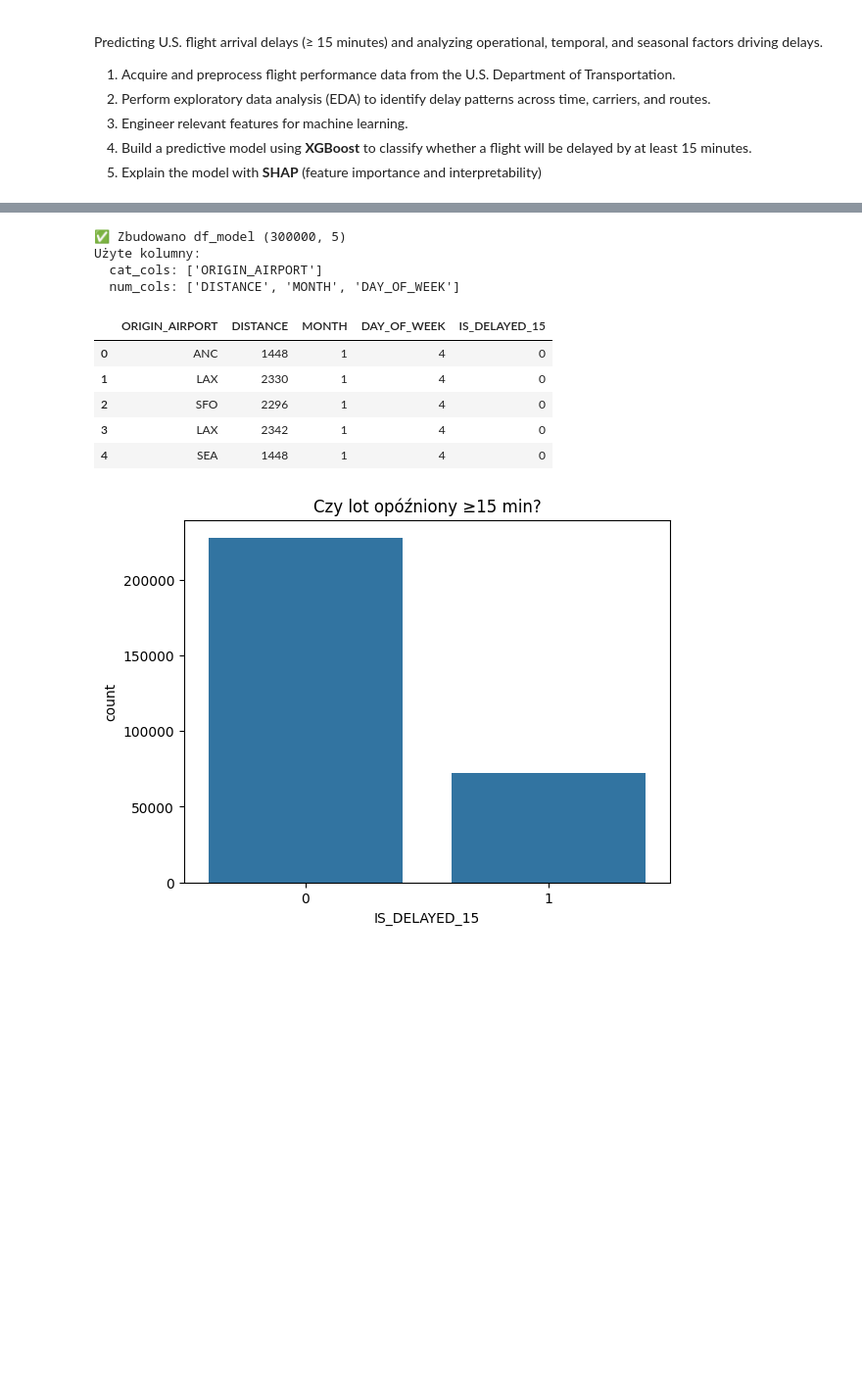
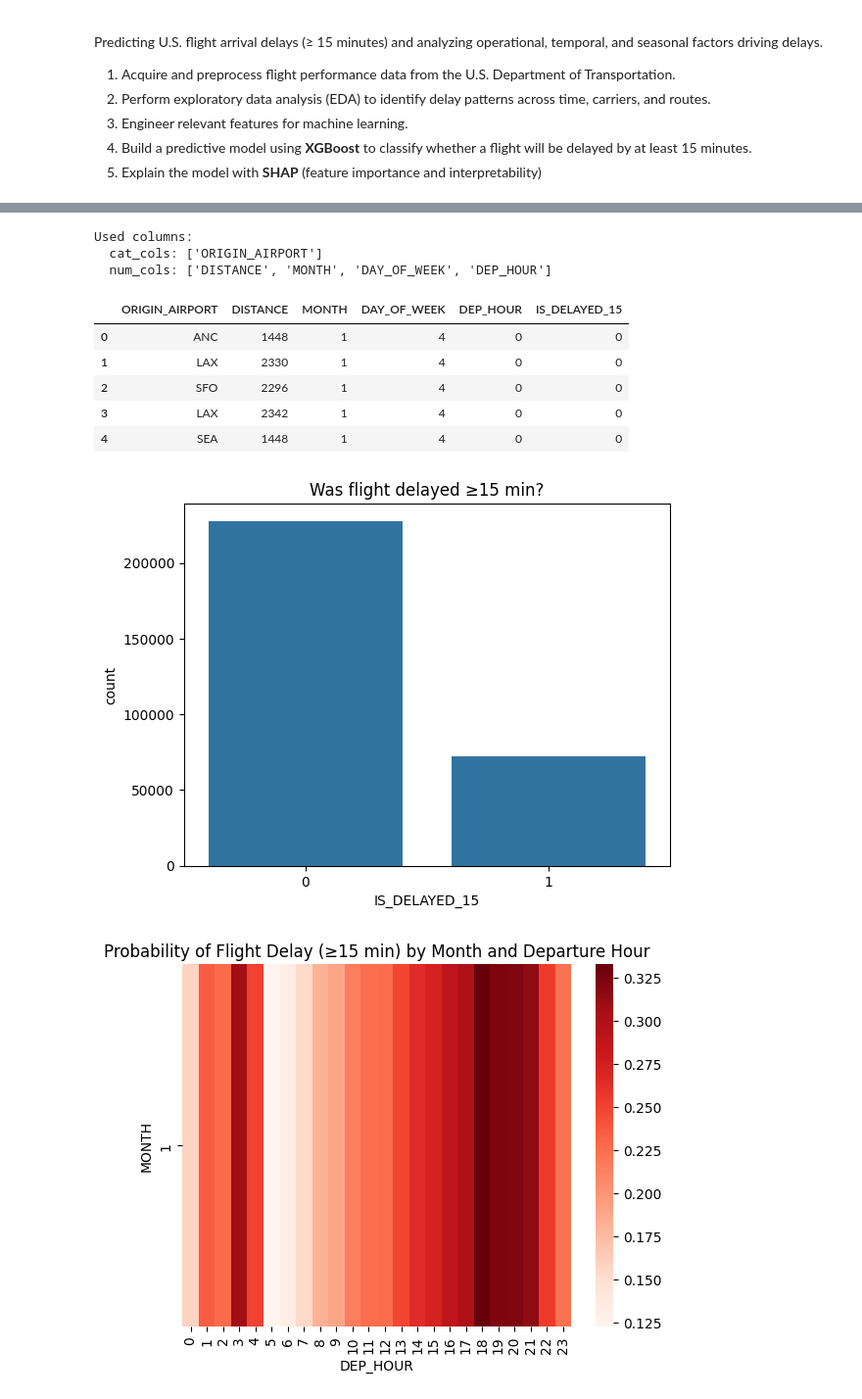
Before and after one commit to adamlac23/flight-delays-ml, a Jupyter notebook: src/flight_delays.ipynb, the cells around one changed output, grey strips where cells are left out. Shown at 98% size. Drawn from its saved outputs; the diff is of its cells as text; code cells hidden in the pictures; blank space fills up the shorter version.

```diff
--- a/src/flight_delays.ipynb
+++ b/src/flight_delays.ipynb
@@ -25,12 +25,19 @@ from sklearn.metrics import classification_report, roc_auc_score, confusion_matr
 from xgboost import XGBClassifier
 import joblib
 
+current_path = Path().resolve()
+if current_path.name == "src":
+    os.chdir(current_path.parent)
+
 warnings.filterwarnings("ignore")
 
-ROOT = Path("..").resolve()
+ROOT = Path(".").resolve()
 DATA_RAW = ROOT / "data" / "raw"
 DATA_PROC = ROOT / "data" / "processed"
 FIG_DIR = ROOT / "reports" / "figures"
 
 for p in [DATA_RAW, DATA_PROC, FIG_DIR]:
     p.mkdir(parents=True, exist_ok=True)
+
+print("ROOT:", ROOT)
+print("DATA_RAW:", DATA_RAW)
@@ -75,17 +83,14 @@ Wczytuję: flights.csv
 | 4 | 2015 | 1 | 1 | 4 | AS | 135 | N527AS | SEA | ... |
 5 rows × 31 columns
 # %%
-import numpy as np
-import pandas as pd
-
 def pick_col(df, candidates):
-    """Zwraca pierwszą istniejącą kolumnę z listy albo None."""
+    """Return first column from candidates that exists in df, or None."""
     for c in candidates:
         if c in df.columns:
             return c
     return None
 
-# 1) TARGET (opóźnienie przylotu >=15 min)
+# target column - delay >= 15 mins
 arr15_col = pick_col(df, ["ARR_DEL15", "ARRIVAL_DELAY_15", "ARR_DELAY_GE15"])
 arr_delay_col = pick_col(df, ["ARR_DELAY","ARR_DELAY_NEW","ARRIVAL_DELAY","ARR_DELAY_MINUTES","ARR_DELAY_NUM"])
 
@@ -94,77 +99,73 @@ if arr15_col:
 elif arr_delay_col:
     df["IS_DELAYED_15"] = (pd.to_numeric(df[arr_delay_col], errors="coerce") >= 15).astype(int)
 else:
-    raise ValueError("Nie znajduję kolumny z opóźnieniem przylotu (ani ARR_DEL15, ani ARR_DELAY*). Sprawdź df.columns.")
+    raise ValueError("No delay column found")
 
-# 2) DATA + składowe czasu
 date_col = pick_col(df, ["FL_DATE","FlightDate","DATE"])
 if date_col:
     df[date_col] = pd.to_datetime(df[date_col], errors="coerce")
     df["MONTH"] = df[date_col].dt.month
     df["DAY_OF_WEEK"] = df[date_col].dt.dayofweek
 
-# 3) Godzina odlotu (różne formaty: 1345, "13:45", itp.)
-dep_time_col = pick_col(df, ["CRS_DEP_TIME","CRS_DEP_TM","CRS_DEP_LOCAL_TM","DEP_TIME","DepTime","DepTimeBlk"])
+dep_time_col = pick_col(df, ["CRS_DEP_TIME","CRS_DEP_TM","CRS_DEP_LOCAL_TM","DEP_TIME","DepTime","DepTimeBlk", "SCHEDULED_DEPARTURE"])
 def to_hour(x):
     if pd.isna(x): return np.nan
     try:
         s = str(x)
-        if ":" in s:              # np. "13:45"
+        if ":" in s:
             return int(s.split(":")[0])
-        return int(float(s)) // 100  # 1345 -> 13
+        return int(float(s)) // 100
     except:
         return np.nan
 if dep_time_col:
     df["DEP_HOUR"] = pd.to_numeric(df[dep_time_col], errors="coerce").apply(to_hour) if df[dep_time_col].dtype!=object else df[dep_time_col].apply(to_hour)
 
-# 4) Kategoriczne: linia/lotniska (weź to, co jest)
 carrier_col = pick_col(df, ["OP_UNIQUE_CARRIER","OP_CARRIER","UNIQUE_CARRIER","CARRIER","Marketing_Airline_Network"])
-origin_col  = pick_col(df, ["ORIGIN","ORIGIN_AIRPORT","ORIGIN_CITY_MARKET_ID","Origin"])
-dest_col    = pick_col(df, ["DEST","DEST_AIRPORT","DEST_CITY_MARKET_ID","Dest"])
+origin_col = pick_col(df, ["ORIGIN","ORIGIN_AIRPORT","ORIGIN_CITY_MARKET_ID","Origin"])
+dest_col = pick_col(df, ["DEST","DEST_AIRPORT","DEST_CITY_MARKET_ID","Dest"])
 
-# 5) Dystans
+#distance
 dist_col = pick_col(df, ["DISTANCE","Distance","DISTANCE_GROUP"])
 
-# 6) Złóż listy kolumn
 cat_cols = [c for c in [carrier_col, origin_col, dest_col] if c]
 num_cols = [c for c in [dist_col, "MONTH", "DAY_OF_WEEK", "DEP_HOUR"] if c in df.columns]
 
 use_cols = cat_cols + num_cols + ["IS_DELAYED_15"]
 df_model = df[use_cols].dropna()
 
-print("Użyte kolumny:")
+print("Used columns:")
 print("  cat_cols:", cat_cols)
 print("  num_cols:", num_cols)
 df_model.head()
 # %% [output]
-✅ Zbudowano df_model (300000, 5)
-Użyte kolumny:
+Used columns:
   cat_cols: ['ORIGIN_AIRPORT']
-  num_cols: ['DISTANCE', 'MONTH', 'DAY_OF_WEEK']
+  num_cols: ['DISTANCE', 'MONTH', 'DAY_OF_WEEK', 'DEP_HOUR']
-|  | ORIGIN_AIRPORT | DISTANCE | MONTH | DAY_OF_WEEK | IS_DELAYED_15 |
-| 0 | ANC | 1448 | 1 | 4 | 0 |
-| 1 | LAX | 2330 | 1 | 4 | 0 |
-| 2 | SFO | 2296 | 1 | 4 | 0 |
-| 3 | LAX | 2342 | 1 | 4 | 0 |
-| 4 | SEA | 1448 | 1 | 4 | 0 |
+|  | ORIGIN_AIRPORT | DISTANCE | MONTH | DAY_OF_WEEK | DEP_HOUR | IS_DELAYED_15 |
+| 0 | ANC | 1448 | 1 | 4 | 0 | 0 |
+| 1 | LAX | 2330 | 1 | 4 | 0 | 0 |
+| 2 | SFO | 2296 | 1 | 4 | 0 | 0 |
+| 3 | LAX | 2342 | 1 | 4 | 0 | 0 |
+| 4 | SEA | 1448 | 1 | 4 | 0 | 0 |
 # %%
 sns.countplot(data=df_model, x="IS_DELAYED_15")
-plt.title("Czy lot opóźniony ≥15 min?"); plt.show()
+plt.title("Was flight delayed ≥15 min?"); plt.show()
 
 if "MONTH" in df_model.columns and "DEP_HOUR" in df_model.columns:
     pivot = df_model.pivot_table(values="IS_DELAYED_15", index="MONTH", columns="DEP_HOUR", aggfunc="mean")
     sns.heatmap(pivot, cmap="Reds")
-    plt.title("Prawdopodobieństwo opóźnienia wg miesiąca i godziny")
+    plt.title("Probability of Flight Delay (≥15 min) by Month and Departure Hour")
     plt.show()
 
 for col in ["ORIGIN", "DEST", "OP_UNIQUE_CARRIER"]:
     if col in df_model.columns:
         tmp = df_model.groupby(col)["IS_DELAYED_15"].mean().sort_values(ascending=False).head(10)
         tmp.plot(kind="bar", figsize=(6,3))
-        plt.title(f"Top {col} wg średniego P(opóźnienia)")
+        plt.title(f"Top {col} by Average Delay Probability")
         plt.show()
 # %% [output]
-[figure, old version]
+[figure, new version]
+[figure, added]
 # %%
 X = df_model.drop(columns=["IS_DELAYED_15"])
 y = df_model["IS_DELAYED_15"].astype(int)
```
Also changed, not shown: parts of 7 cells of this notebook.
